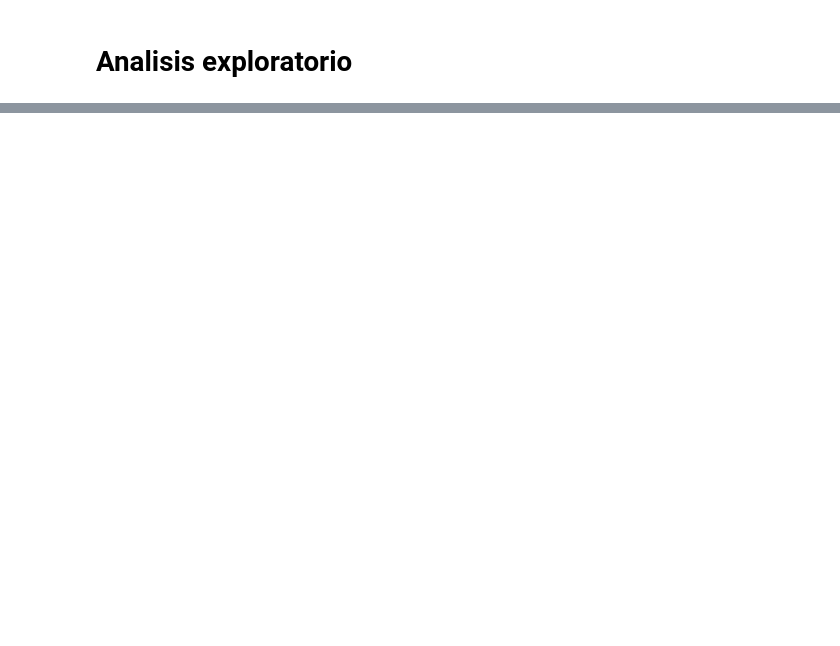
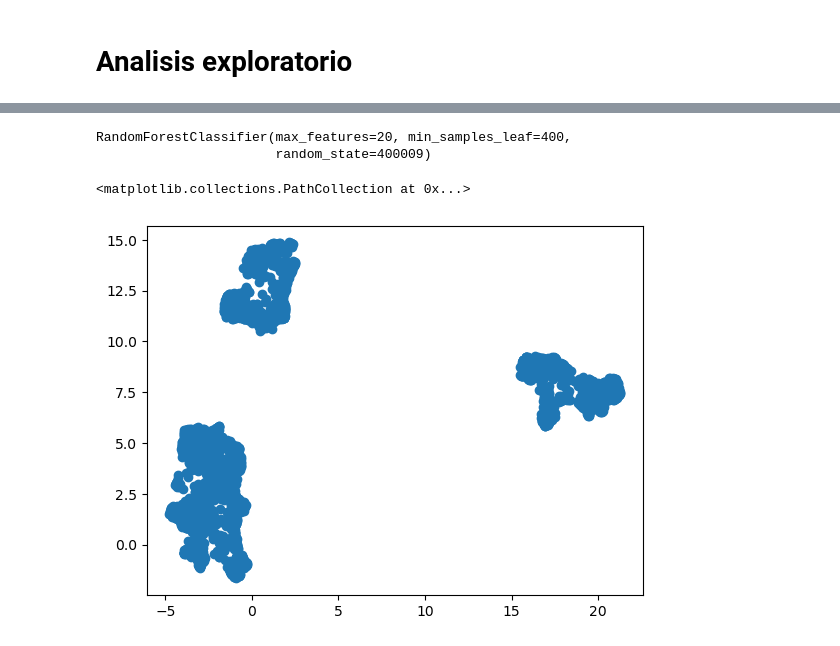
Before and after one commit to N-Alba-DS/dmeyf2024, a Jupyter notebook: Modelos/Modelo_1.ipynb, the cells around one changed output, grey strips where cells are left out. Saved outputs shown, nothing was run; the diff lists cells and outputs as text; code cells hidden in the pictures; blank space fills up the shorter version.

```diff
--- a/Modelos/Modelo_1.ipynb
+++ b/Modelos/Modelo_1.ipynb
@@ -163,0 +238,49 @@ study.optimize(lambda trial: objective(trial, X, y, sss_opt), n_trials=100)
+# %%
+np.random.seed(semillas[0])
+
+
+continua_sample = ytrain[ytrain == 0].sample(2000).index
+bajas_1_2 = ytrain[ytrain == 1].index
+rf_index = continua_sample.union(bajas_1_2)
+
+Xtrain_rf = Xtrain.loc[rf_index]
+ytrain_rf = ytrain.loc[rf_index]
+# %%
+imp_mean = SimpleImputer(missing_values=np.nan, strategy='median')
+Xtrain_rf_imp = imp_mean.fit_transform(Xtrain_rf)
+
+model = RandomForestClassifier(n_estimators=100, max_features=20, min_samples_leaf=400, random_state=semillas[0] )
+model.fit(Xtrain_rf_imp, ytrain_rf)
+# %% [output]
+RandomForestClassifier(max_features=20, min_samples_leaf=400,
+                       random_state=400009)
+# %%
+def distanceMatrix(model, X):
+
+    terminals = model.apply(X)
+    nTrees = terminals.shape[1]
+
+    a = terminals[:,0]
+    proxMat = 1*np.equal.outer(a, a)
+
+    for i in range(1, nTrees):
+        a = terminals[:,i]
+        proxMat += 1*np.equal.outer(a, a)
+
+    proxMat = proxMat / nTrees
+
+    return proxMat.max() - proxMat
+
+md = distanceMatrix(model, Xtrain_rf_imp)
+# %%
+embedding_rf = UMAP(
+  n_components=2,
+  n_neighbors=50,
+  metric="precomputed",
+  random_state= semillas[0],
+).fit_transform(md)
+
+plt.scatter(embedding_rf[:,0], embedding_rf[:,1])
+# %% [output]
+<matplotlib.collections.PathCollection at 0x...>
+[figure, added]
```
Also changed, not shown: parts of 61 cells of this notebook.
